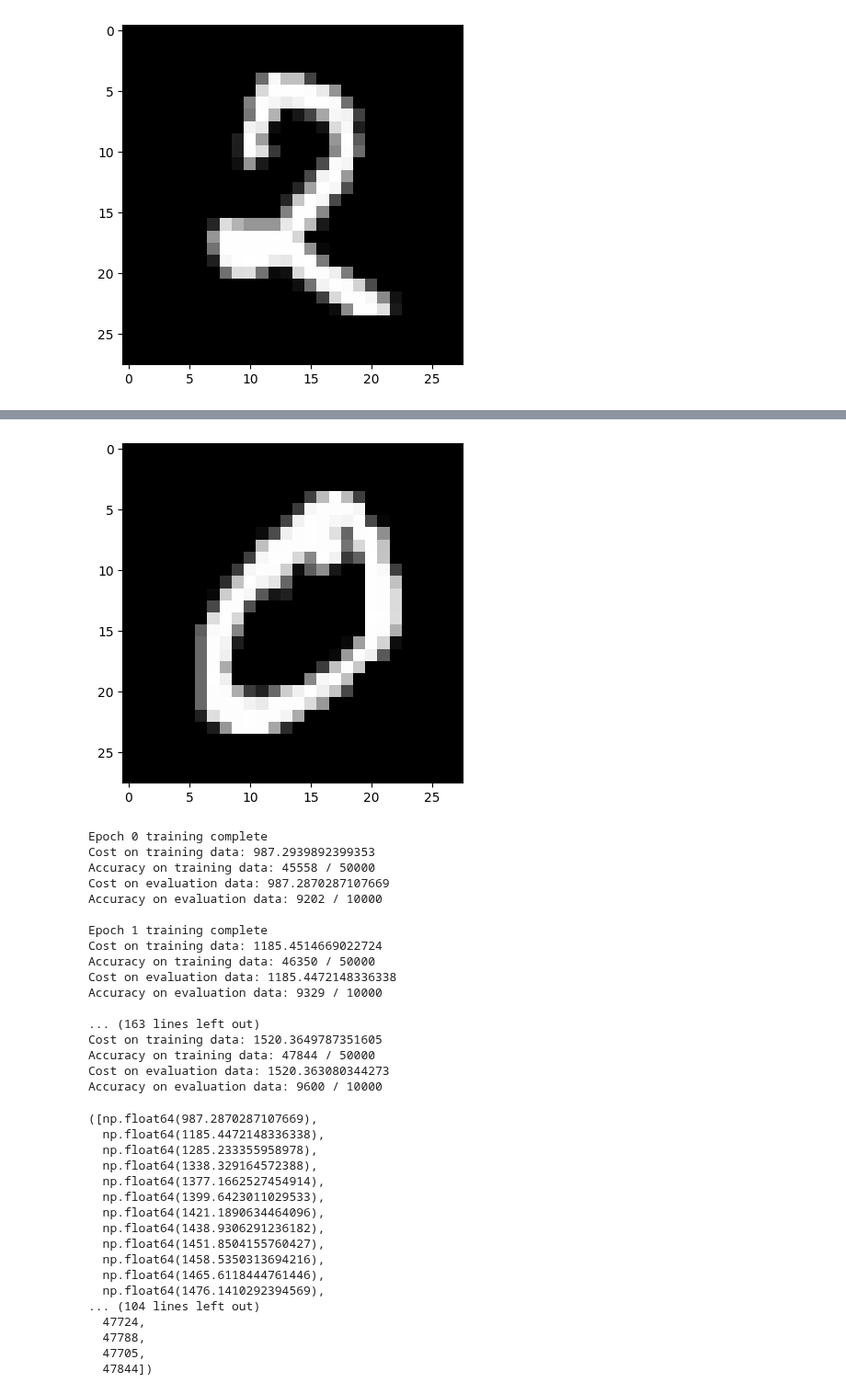
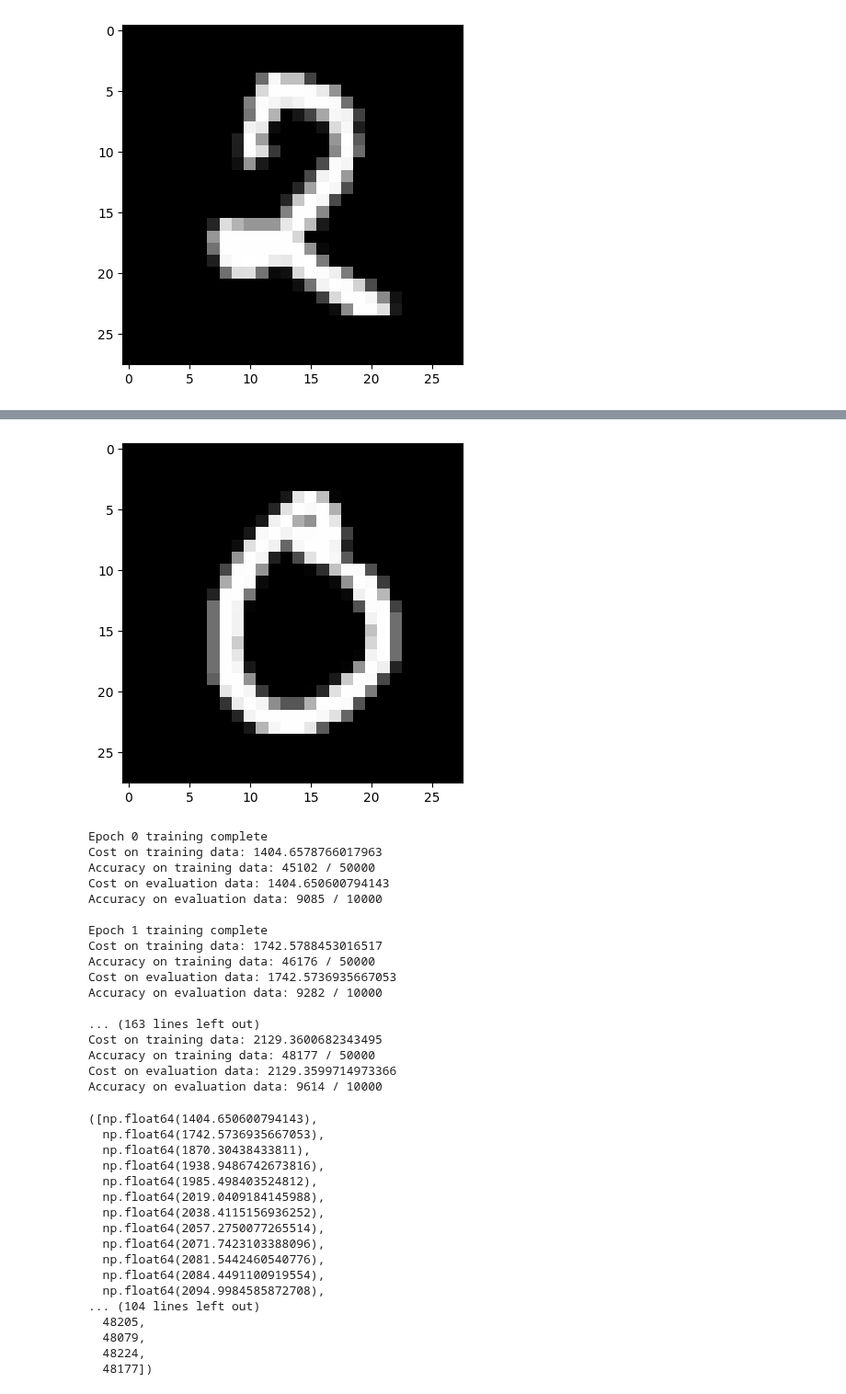
Before and after one commit to timlok123/PHYS3151-Machine-Learning-in-Physics-2025, a Jupyter notebook: feedforward-neural-network/MNielsen_network_all.ipynb, the cells around one changed output, grey strips where cells are left out. Shown at 92% size. Drawn from its saved outputs; the diff is of its cells as text; code cells hidden in the pictures.

```diff
--- a/feedforward-neural-network/MNielsen_network_all.ipynb
+++ b/feedforward-neural-network/MNielsen_network_all.ipynb
@@ -504,7 +497,7 @@ def load_data_wrapper():
     tr_d, va_d, te_d = load_data()
     training_inputs = [np.reshape(x, (784,1)) for x in tr_d[0]]
 
-    plt.imshow(training_inputs[1].reshape((28,28)),cmap=cm.Greys_r)
+    plt.imshow(training_inputs[10022].reshape((28,28)),cmap=cm.Greys_r)
     plt.show()
 
     training_results = [vectorized_result(y) for y in tr_d[1]]
@@ -560,41 +553,41 @@ Accuracy on evaluation data: 9605 / 10000
 # %%
 training_data, validation_data, test_data = load_data_wrapper()
-netQuadratic = Network2([784, 30, 10], cost=QuadraticCost)
+netQuadratic = Network2([784, 30,20,10], cost=QuadraticCost)
 netQuadratic.SGD(training_data, 30, 10, 0.5,lmbda = 5.0,evaluation_data=validation_data,monitor_evaluation_accuracy=True,
         monitor_evaluation_cost=True,monitor_training_accuracy=True,monitor_training_cost=True)
 # %% [output]
-[figure, old version]
+[figure, new version]
 Epoch 0 training complete
-Cost on training data: 987.2939892399353
-Accuracy on training data: 45558 / 50000
-Cost on evaluation data: 987.2870287107669
-Accuracy on evaluation data: 9202 / 10000
+Cost on training data: 1404.6578766017963
+Accuracy on training data: 45102 / 50000
+Cost on evaluation data: 1404.650600794143
+Accuracy on evaluation data: 9085 / 10000
 
 Epoch 1 training complete
-Cost on training data: 1185.4514669022724
-Accuracy on training data: 46350 / 50000
-Cost on evaluation data: 1185.4472148336338
-Accuracy on evaluation data: 9329 / 10000
+Cost on training data: 1742.5788453016517
+Accuracy on training data: 46176 / 50000
+Cost on evaluation data: 1742.5736935667053
+Accuracy on evaluation data: 9282 / 10000
 
 ... (163 lines left out)
-Cost on training data: 1520.3649787351605
-Accuracy on training data: 47844 / 50000
-Cost on evaluation data: 1520.363080344273
-Accuracy on evaluation data: 9600 / 10000
+Cost on training data: 2129.3600682343495
+Accuracy on training data: 48177 / 50000
+Cost on evaluation data: 2129.3599714973366
+Accuracy on evaluation data: 9614 / 10000
-([np.float64(987.2870287107669),
-  np.float64(1185.4472148336338),
-  np.float64(1285.233355958978),
-  np.float64(1338.329164572388),
-  np.float64(1377.1662527454914),
-  np.float64(1399.6423011029533),
-  np.float64(1421.1890634464096),
-  np.float64(1438.9306291236182),
-  np.float64(1451.8504155760427),
-  np.float64(1458.5350313694216),
-  np.float64(1465.6118444761446),
-  np.float64(1476.1410292394569),
+([np.float64(1404.650600794143),
+  np.float64(1742.5736935667053),
+  np.float64(1870.30438433811),
+  np.float64(1938.9486742673816),
+  np.float64(1985.498403524812),
+  np.float64(2019.0409184145988),
+  np.float64(2038.4115156936252),
+  np.float64(2057.2750077265514),
+  np.float64(2071.7423103388096),
+  np.float64(2081.5442460540776),
+  np.float64(2084.4491100919554),
+  np.float64(2094.9984585872708),
 ... (104 lines left out)
-  47724,
-  47788,
-  47705,
-  47844])
+  48205,
+  48079,
+  48224,
+  48177])
```
Also changed, not shown: parts of 5 cells of this notebook.
